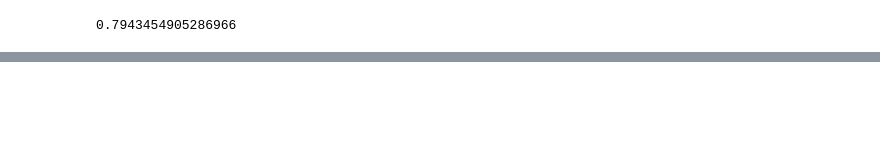
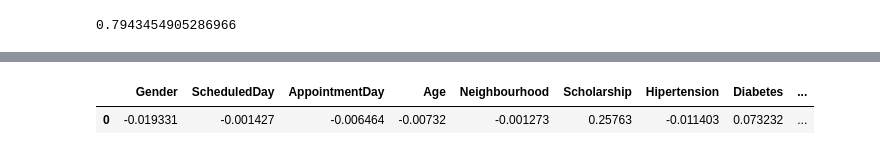
Before and after one commit to antonio-turco/ia-esame-giugno, a Jupyter notebook: Training.ipynb, the cells around one changed output, grey strips where cells are left out. Cells and saved outputs as stored; diff of their text form; code cells hidden in the pictures; blank space fills up the shorter version.

Commit message:
:sparkles: :pencil: adds conclusion by analyzing the feature coefficients of the LogisticRegression model

```diff
--- a/Training.ipynb
+++ b/Training.ipynb
@@ -350,7 +338,8 @@ final_model = LogisticRegression(
     C=0.1,
     fit_intercept=True,
     max_iter = 100,
-    tol = 1e-4
+    tol = 1e-4,
+    random_state=answer_to_life_universe_everything
 ).fit(X_train, y_train)
 final_model.score(X_test, y_test)
 # %% [output]
@@ -357,0 +358,8 @@ final_model.score(X_test, y_test)
+# %%
+coef = final_model.coef_[0]
+feature_importance = pd.Series(coef).values.reshape(1,12)
+feature = pd.DataFrame(feature_importance, columns=X_train.columns)
+feature
+# %% [output]
+|  | Gender | ScheduledDay | AppointmentDay | Age | Neighbourhood | Scholarship | Hipertension | Diabetes | ... |
+| 0 | -0.019331 | -0.001427 | -0.006464 | -0.00732 | -0.001273 | 0.25763 | -0.011403 | 0.073232 | ... |
```
Also changed, not shown: parts of 4 cells of this notebook.
